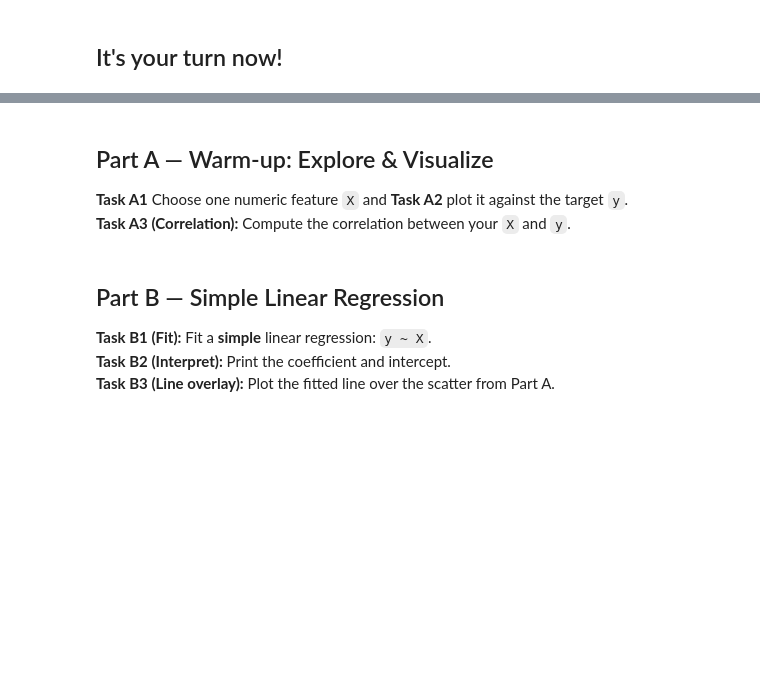
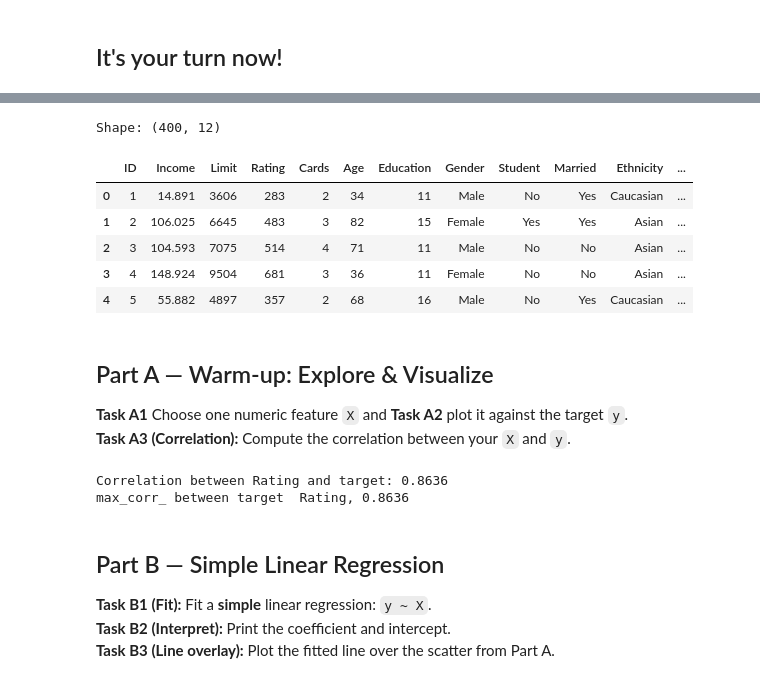
Before and after one commit to 1500-Shubham/Stockholm_University, a Jupyter notebook: DS/Lab3/regression_lab_student.ipynb, the cells around one changed output, grey strips where cells are left out. Saved outputs shown, nothing was run; the diff lists cells and outputs as text; code cells hidden in the pictures; blank space fills up the shorter version.

Commit message:
Lab3 DataScience

```diff
--- a/DS/Lab3/regression_lab_student.ipynb
+++ b/DS/Lab3/regression_lab_student.ipynb
@@ -370,17 +416,25 @@ The obvious target in this dataset is the balance column.
 # %%
 # --- Setup ---
 import pandas as pd
 import numpy as np
 import matplotlib.pyplot as plt
 
 from sklearn.model_selection import train_test_split
 from sklearn.linear_model import LinearRegression
 from sklearn.metrics import mean_squared_error, root_mean_squared_error, r2_score
 
-DATA_PATH = "data/Credit.csv"
+DATA_PATH = "/content/Credit.csv"
 df = pd.read_csv(DATA_PATH)
 print("Shape:", df.shape)
 df.head()
+# %% [output]
+Shape: (400, 12)
+|  | ID | Income | Limit | Rating | Cards | Age | Education | Gender | Student | Married | Ethnicity | ... |
+| 0 | 1 | 14.891 | 3606 | 283 | 2 | 34 | 11 | Male | No | Yes | Caucasian | ... |
+| 1 | 2 | 106.025 | 6645 | 483 | 3 | 82 | 15 | Female | Yes | Yes | Asian | ... |
+| 2 | 3 | 104.593 | 7075 | 514 | 4 | 71 | 11 | Male | No | No | Asian | ... |
+| 3 | 4 | 148.924 | 9504 | 681 | 3 | 36 | 11 | Female | No | No | Asian | ... |
+| 4 | 5 | 55.882 | 4897 | 357 | 2 | 68 | 16 | Male | No | Yes | Caucasian | ... |
 # %% [markdown]
 ## Part A — Warm-up: Explore & Visualize
 
@@ -388,15 +442,42 @@ df.head()
 **Task A2** plot it against the target `y`.
 **Task A3 (Correlation):** Compute the correlation between your `X` and `y`.
 # %%
-y = df['...'].values                                                                                # which feature will you choose as a target?
-candidate_features = [c for c in df.columns if c != '...']
-chosen = candidate_features[...]                                                                    # which feature will you choose as a predictor?
+y = df['Balance'].values
+# print(y.index)                                                                            # which feature will you choose as a target?
+candidate_features = [c for c in df.columns if c != 'Balance']
+# print(candidate_features)
+
+# print(numeric_columns.to_list())
+
+chosen = candidate_features[3]                                                                    # which feature will you choose as a predictor?
 X = df[chosen]
-
+# print(X)
 # Create your plot here. A similar one has been created in the initial example!
 
 corr = np.corrcoef(X, y)[0, 1]
 print("Correlation between", chosen, "and target:", round(float(corr), 4))
+
+
+#  My Way to see things
+#  numeric feature
+numeric_columns = df.select_dtypes(include=['number'])
+numeric_columns = numeric_columns.columns.to_list()
+# getting max corr
+max_corr = -1
+max_corr_name= None
+for x in numeric_columns:
+  if x == "Balance":
+    continue
+  corr = np.corrcoef(df[x], y)[0, 1]
+  if corr > max_corr:
+    max_corr = corr
+    max_corr_name = x
+print("max_corr_ between target ", f"{max_corr_name}, {max_corr:.4f}")
+
+# correlation value between all nnumberical columns values
+# %% [output]
+Correlation between Rating and target: 0.8636
+max_corr_ between target  Rating, 0.8636
 # %% [markdown]
 ## Part B — Simple Linear Regression
 
```
Also changed, not shown: parts of 17 cells of this notebook.
